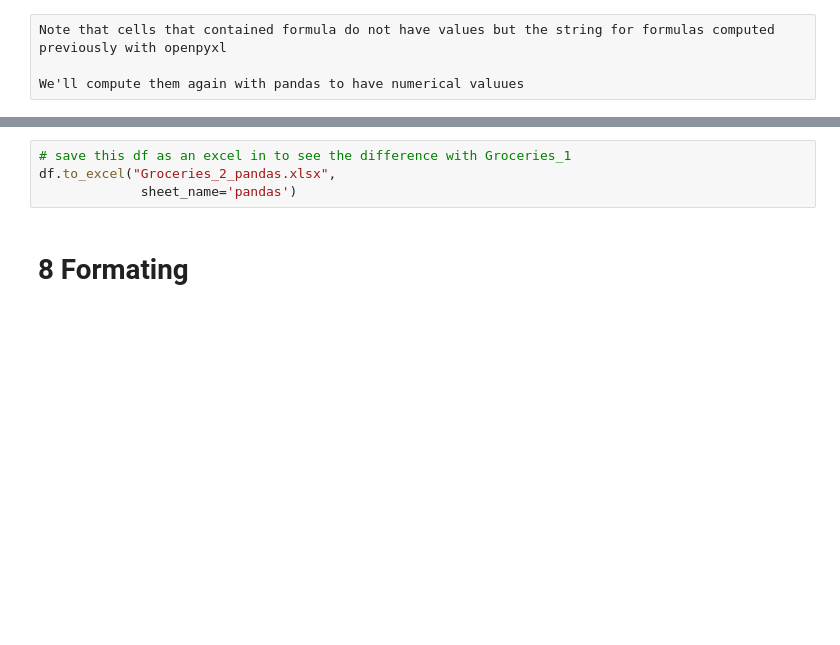
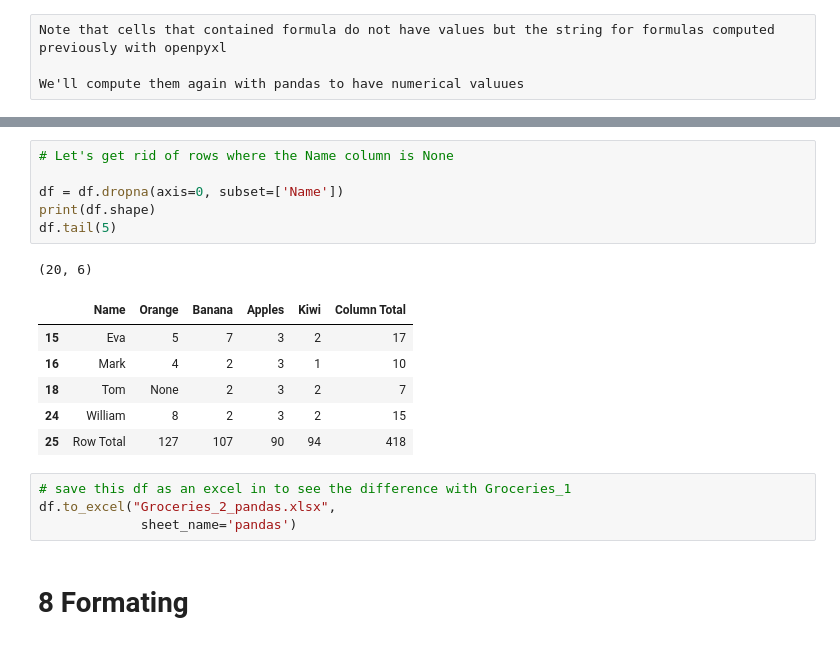
Before and after one commit to datalover2023/Module_3, a Jupyter notebook: Excel_processing_Basics_Colab_Module_3_backup_v2.ipynb, the cells around one changed output, grey strips where cells are left out. Cells and saved outputs as stored; diff of their text form; blank space fills up the shorter version.

```diff
--- a/Excel_processing_Basics_Colab_Module_3_backup_v2.ipynb
+++ b/Excel_processing_Basics_Colab_Module_3_backup_v2.ipynb
@@ -2237,3 +2386,17 @@ df.shape
+# %%
+# Let's get rid of rows where the Name column is None
+
+df = df.dropna(axis=0, subset=['Name'])
+print(df.shape)
+df.tail(5)
+# %% [output]
+(20, 6)
+|  | Name | Orange | Banana | Apples | Kiwi | Column Total |
+| 15 | Eva | 5 | 7 | 3 | 2 | 17 |
+| 16 | Mark | 4 | 2 | 3 | 1 | 10 |
+| 18 | Tom | None | 2 | 3 | 2 | 7 |
+| 24 | William | 8 | 2 | 3 | 2 | 15 |
+| 25 | Row Total | 127 | 107 | 90 | 94 | 418 |
 # %%
 # save this df as an excel in to see the difference with Groceries_1
 df.to_excel("Groceries_2_pandas.xlsx",
```
Also changed, not shown: parts of 45 cells of this notebook.
